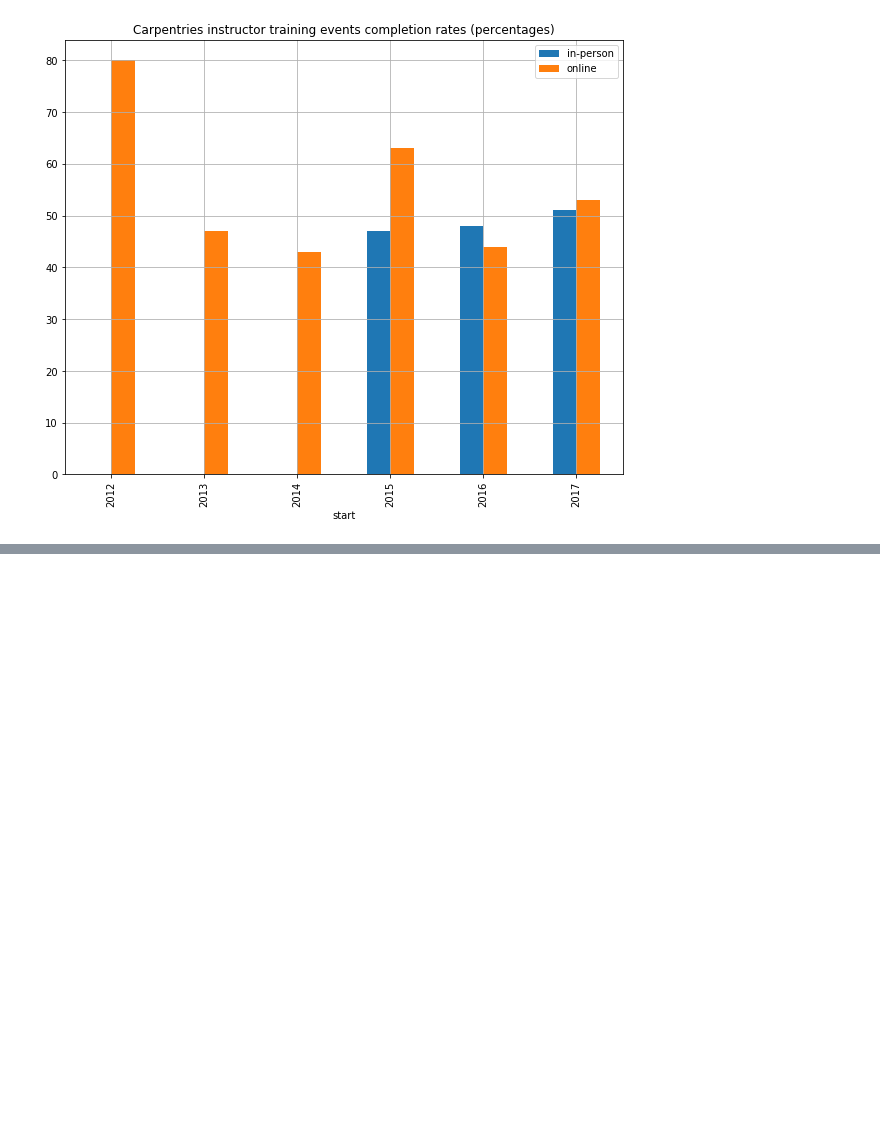
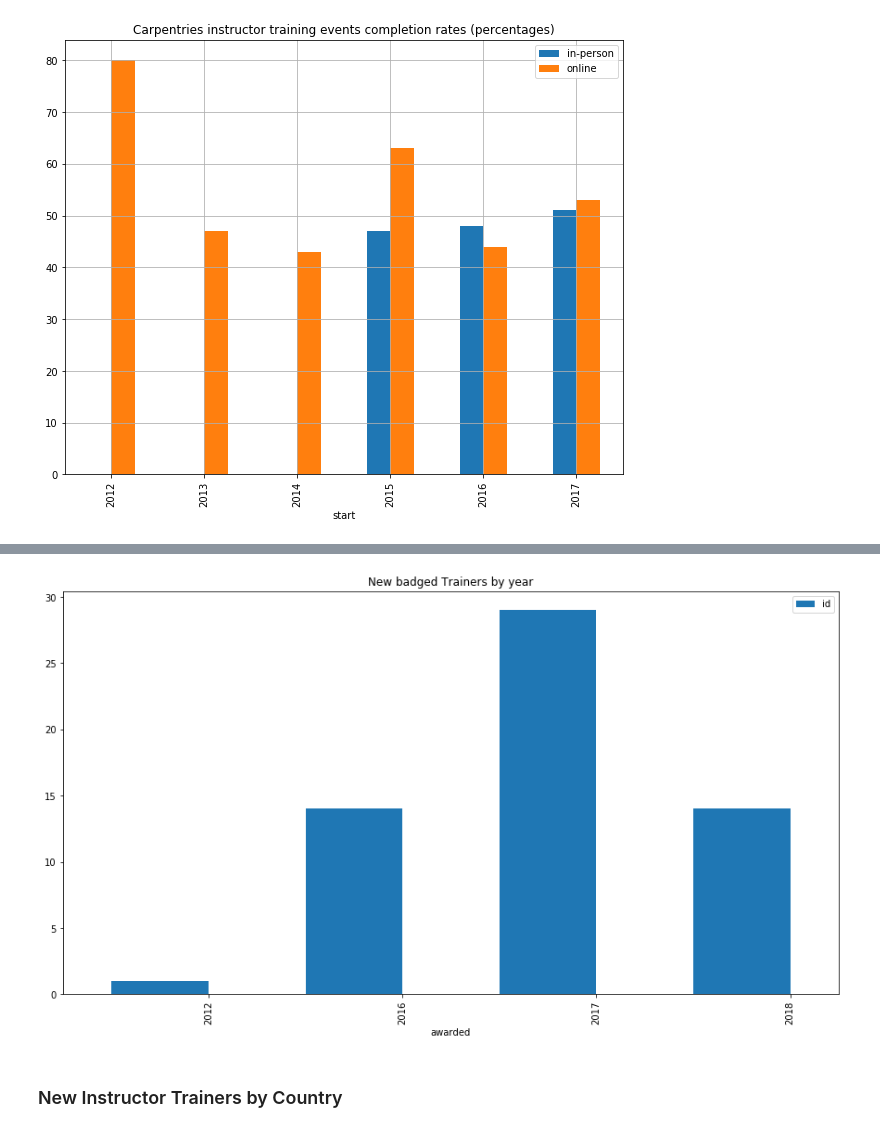
Before and after one commit to carpentries/assessment, a Jupyter notebook: programmatic-assessment/workshops/final_report_draft.ipynb, the cells around one changed output, grey strips where cells are left out. Cells and saved outputs as stored; diff of their text form; code cells hidden in the pictures; blank space fills up the shorter version.

Commit message:
add Instructor Trainer section

```diff
--- a/programmatic-assessment/workshops/final_report_draft.ipynb
+++ b/programmatic-assessment/workshops/final_report_draft.ipynb
@@ -783,0 +921,9 @@ plt.show()
+# %%
+trainers = pd.read_csv("data_files/trainers.csv")
+trainers['awarded'] = pd.to_datetime(trainers['awarded'])
+trainers['country'] = trainers['country'].apply(get_country_name)
+
+# Backwards way of fixing the NA/Namibia issue
+trainers.replace('online', 'Namibia', inplace = True)
+
+trainers
@@ -783,0 +950,4 @@ plt.show()
+# %%
+trainers_by_year = trainers.groupby(trainers['awarded'].dt.year).id.count().to_frame()
+
+trainers_by_year
@@ -783,0 +961,13 @@ plt.show()
+# %%
+fig = plt.figure(figsize=(15, 8)) # Create matplotlib figure
+
+ax = fig.add_subplot(111) # Create matplotlib axes
+
+title = "New badged Trainers by year"
+trainers_by_year.plot(kind='bar', ax=ax, position=1, title=title)
+
+plt.show()
+# %% [output]
+[figure, added]
+# %% [markdown]
+### New Instructor Trainers by Country
```
Also changed, not shown: parts of 17 cells of this notebook.
